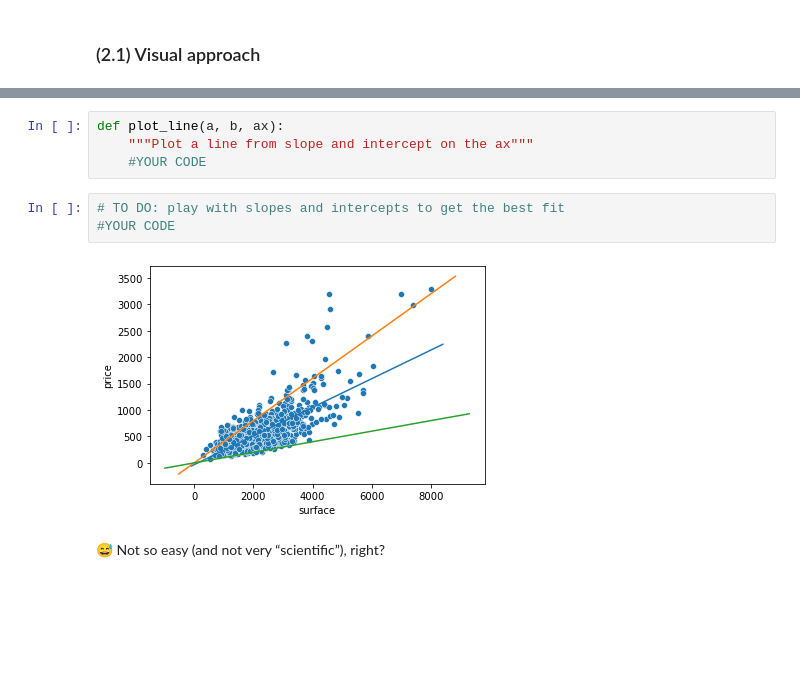
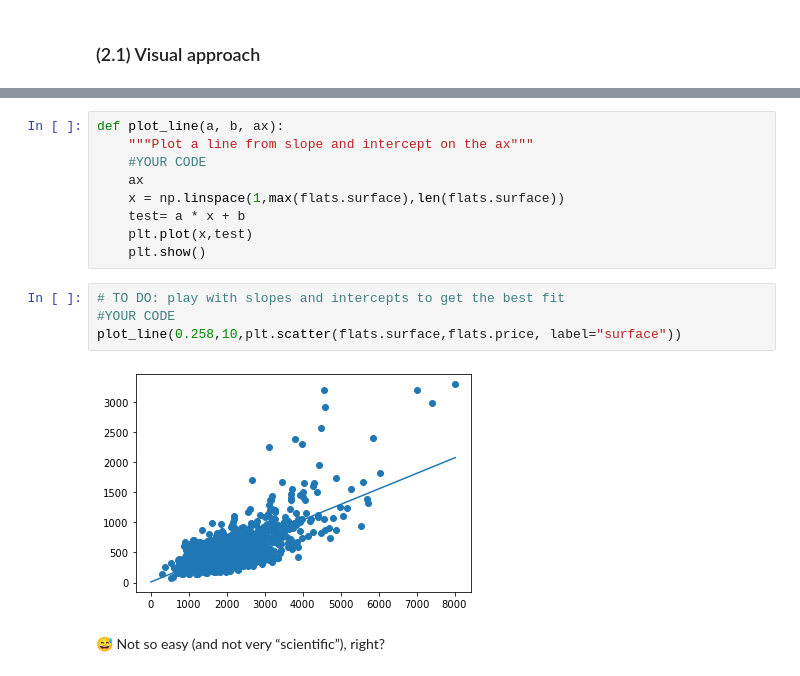
Before and after one commit to brmuloot/Book_Business, a Jupyter notebook: estimation_avancee_immo.ipynb, the cells around one changed output, grey strips where cells are left out. Drawn from its saved outputs; the diff is of its cells as text; blank space fills up the shorter version.

Commit message:
ajout des graphes en png

```diff
--- a/estimation_avancee_immo.ipynb
+++ b/estimation_avancee_immo.ipynb
@@ -163,11 +163,17 @@ Practically speaking, we want to choose the best parameters $\hat{\theta}$ = (`s
 def plot_line(a, b, ax):
     """Plot a line from slope and intercept on the ax"""
     #YOUR CODE
+    ax
+    x = np.linspace(1,max(flats.surface),len(flats.surface))
+    test= a * x + b
+    plt.plot(x,test)
+    plt.show()
 # %%
 # TO DO: play with slopes and intercepts to get the best fit
 #YOUR CODE
+plot_line(0.258,10,plt.scatter(flats.surface,flats.price, label="surface"))
 # %% [output]
-[figure, old version]
+[figure, new version]
 # %% [markdown]
 😅 Not so easy (and not very “scientific”), right?
 # %% [markdown]
```
Also changed, not shown: parts of 8 cells of this notebook, 14 other files.
